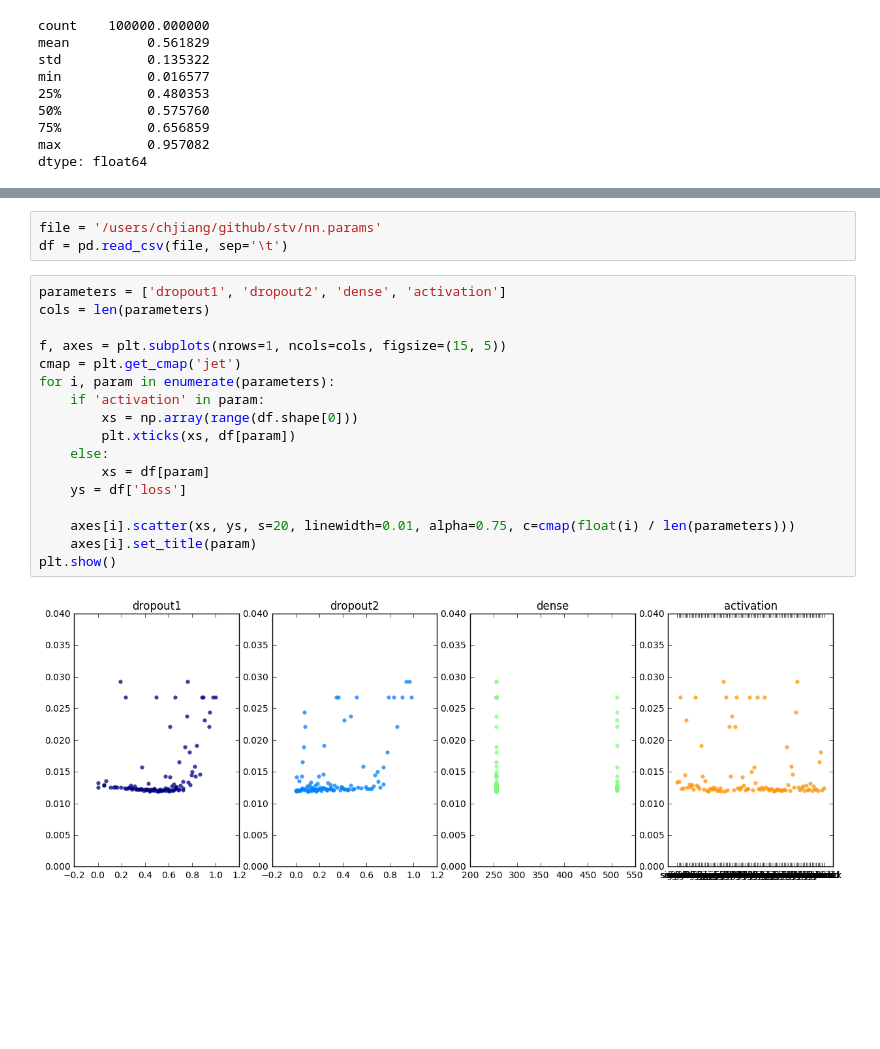
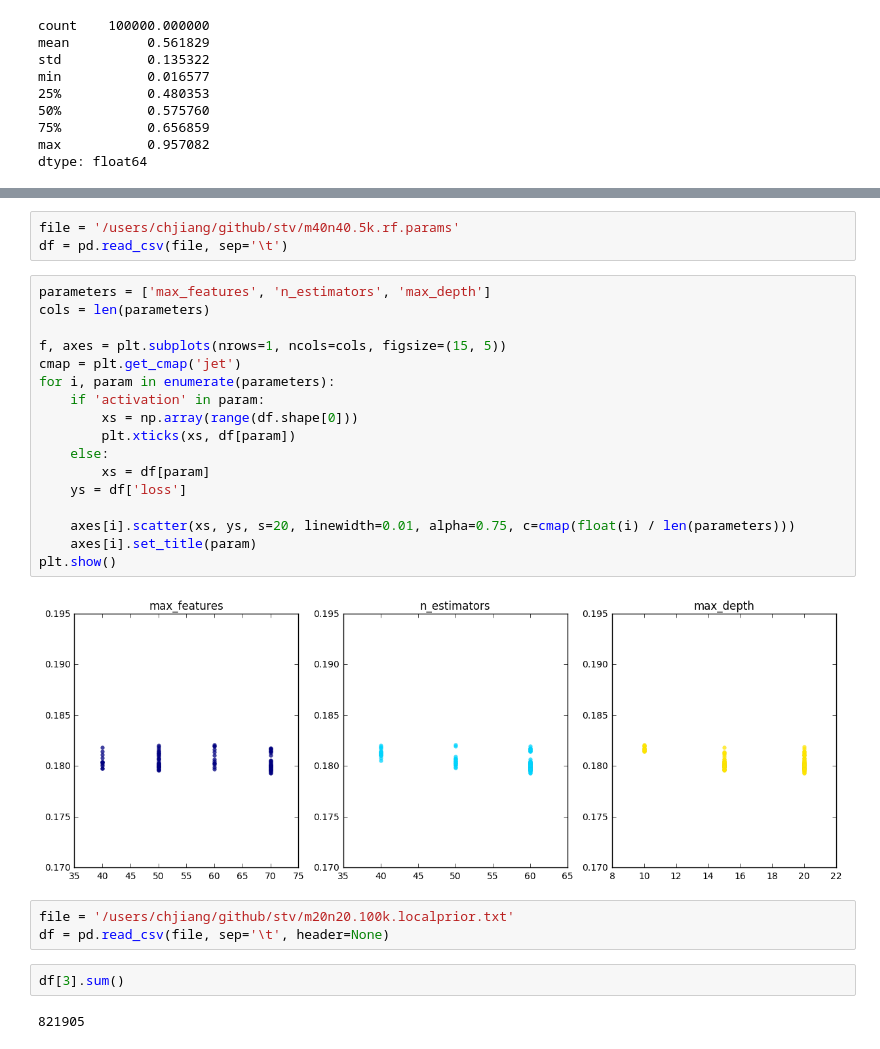
Before and after one commit to horsehour/script, a Jupyter notebook: learn_python.ipynb, the cells around one changed output, grey strips where cells are left out. Drawn from its saved outputs; the diff is of its cells as text; blank space fills up the shorter version.

```diff
--- a/learn_python.ipynb
+++ b/learn_python.ipynb
@@ -1317,22 +1472,29 @@ dtype: float64
 # %%
-file = '/users/chjiang/github/stv/nn.params'
+file = '/users/chjiang/github/stv/m40n40.5k.rf.params'
 df = pd.read_csv(file, sep='\t')
 # %%
-parameters = ['dropout1', 'dropout2', 'dense', 'activation']
+parameters = ['max_features', 'n_estimators', 'max_depth']
 cols = len(parameters)
 
 f, axes = plt.subplots(nrows=1, ncols=cols, figsize=(15, 5))
 cmap = plt.get_cmap('jet')
 for i, param in enumerate(parameters):
     if 'activation' in param:
         xs = np.array(range(df.shape[0]))
         plt.xticks(xs, df[param])
     else:
         xs = df[param]
     ys = df['loss']
 
     axes[i].scatter(xs, ys, s=20, linewidth=0.01, alpha=0.75, c=cmap(float(i) / len(parameters)))
     axes[i].set_title(param)
 plt.show()
 # %% [output]
-[figure, old version]
+[figure, new version]
+# %%
+file = '/users/chjiang/github/stv/m20n20.100k.localprior.txt'
+df = pd.read_csv(file, sep='\t', header=None)
+# %%
+df[3].sum()
+# %% [output]
+821905
```
Also changed, not shown: parts of 34 cells of this notebook, 17 other files.
